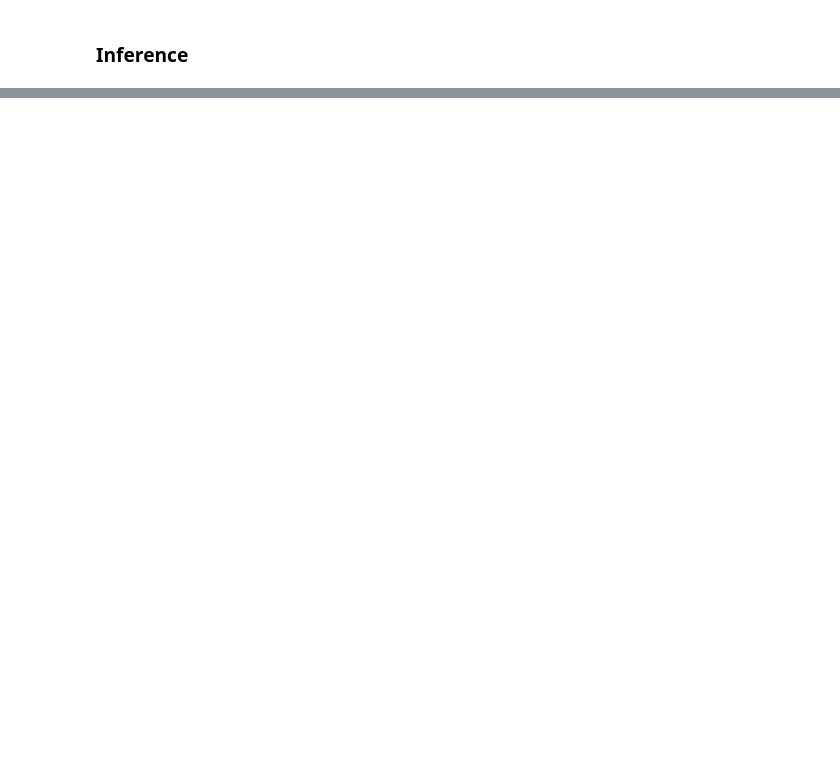
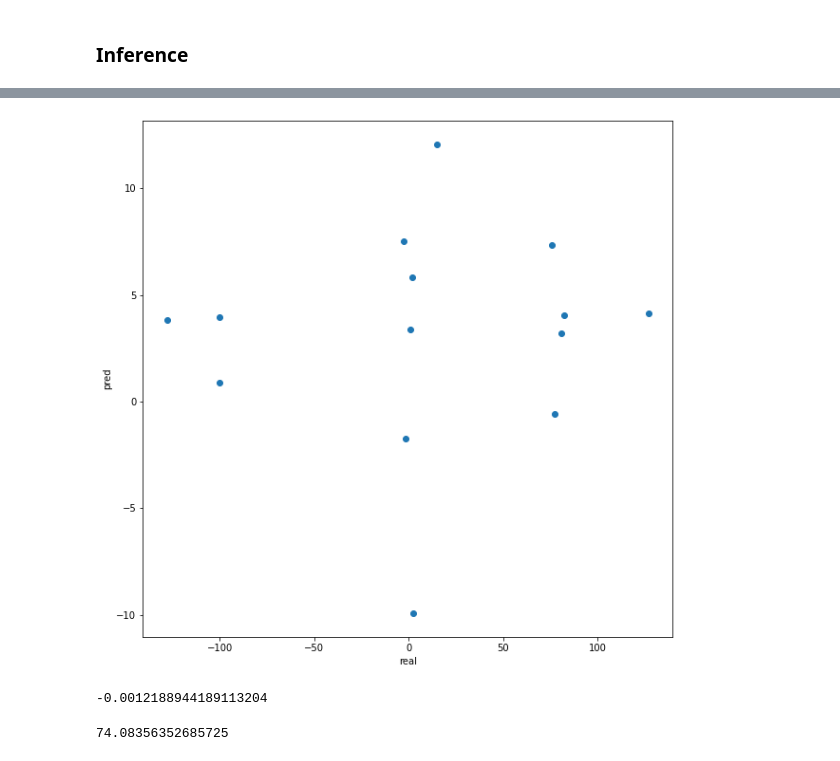
Before and after one commit to Fredpeperoni/SynergyPrediction, a Jupyter notebook: baseline_model.ipynb, the cells around one changed output, grey strips where cells are left out. Saved outputs shown, nothing was run; the diff lists cells and outputs as text; code cells hidden in the pictures; blank space fills up the shorter version.

Commit message:
Add real test

```diff
--- a/baseline_model.ipynb
+++ b/baseline_model.ipynb
@@ -200,0 +247,10 @@ array([6.67755084])
+# %%
+body_zones = ['zone of skin']*test_df.shape[0]
+# %%
+fixed_cell_lines = ['A2058', 'CBRC058', 'WM-115',
+                    'CBRC007', 'RVH-421', '501-mel', '501-mel',
+                    'LB2518-MEL', 'CBRC058', 'A-375', 'A-376',
+                    'UACC-257', 'SK-MEL-28', 'WM-266-4']
+# %%
+test_df['cell_line'] = fixed_cell_lines
+test_df['body_zone'] = body_zones
@@ -200,0 +275,18 @@ array([6.67755084])
+# %%
+real_synergies = []
+pred_synergies = []
+for index, row in test_df.iterrows():
+
+    drug1 = row['Drug_1']
+    drug2 = row['Drug_2']
+    smi1 = chemical_compounds[drug1]
+    smi2 = chemical_compounds[drug2]
+    cell_line = row['cell_line']
+    body_zone = row['body_zone']
+
+    real_synergy = row['LOEWE']
+    real_synergies.append(real_synergy)
+    pred_synergy = calc_synergy(smi1, smi2, cell_line, body_zone, reg, dataset)
+    pred_synergies.append(pred_synergy)
+
+    print(f'{drug1} and {drug2} real synergy: {real_synergy}, pred. synergy: {pred_synergy}')
@@ -200,0 +322,16 @@ array([6.67755084])
+# %%
+plt.figure(figsize=(10, 10))
+plt.scatter(real_synergies, pred_synergies)
+plt.xlabel('real')
+plt.ylabel('pred')
+plt.show()
+# %% [output]
+[figure, added]
+# %%
+r2_score(real_synergies, pred_synergies)
+# %% [output]
+-0.0012188944189113204
+# %%
+mean_squared_error(real_synergies, pred_synergies, squared=False)
+# %% [output]
+74.08356352685725
```
Also changed, not shown: parts of 40 cells of this notebook, 1 other file.
